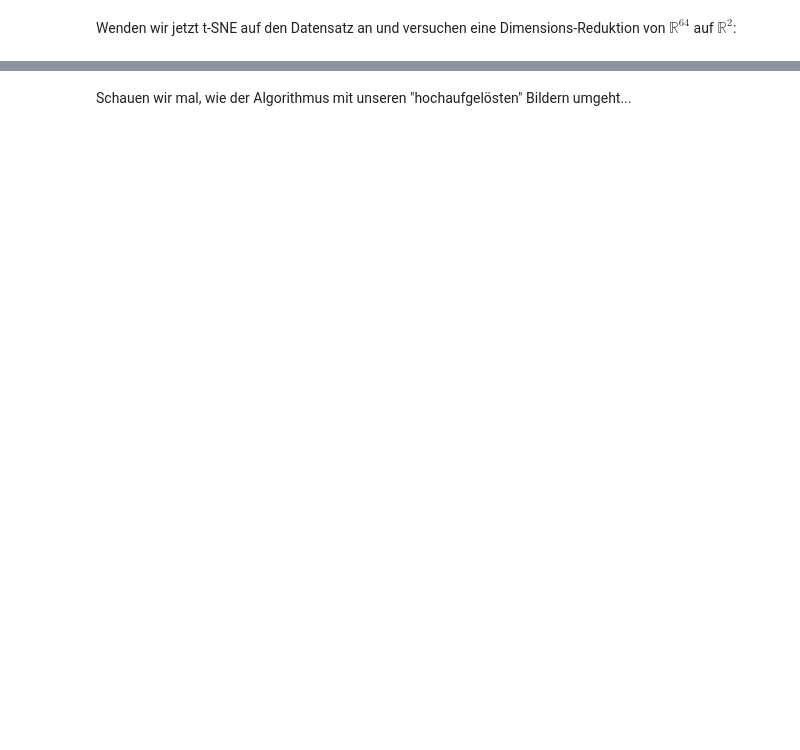
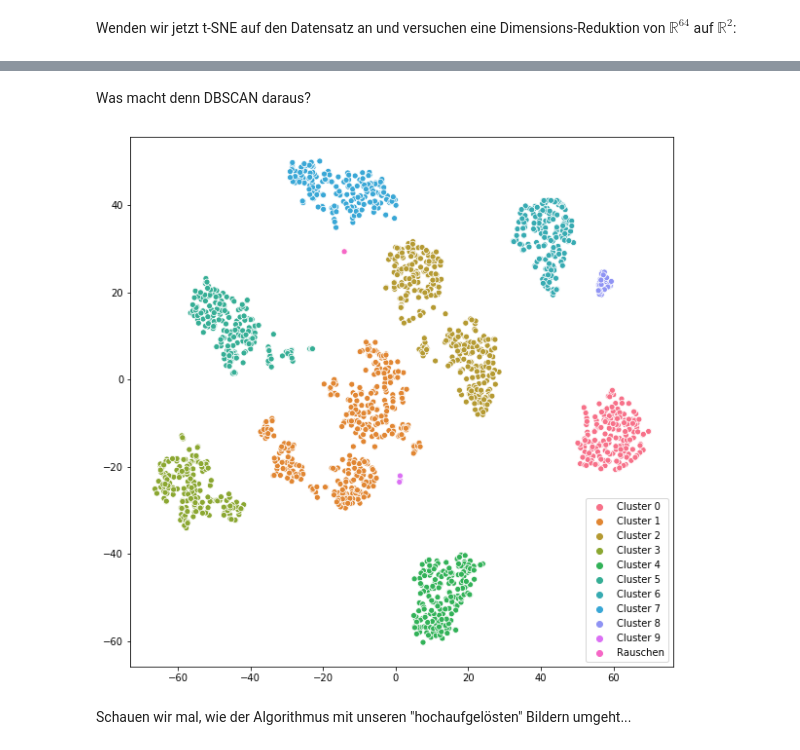
Before and after one commit to h9h/dhbw20-ml, a Jupyter notebook: t-sne.ipynb, the cells around one changed output, grey strips where cells are left out. Drawn from its saved outputs; the diff is of its cells as text; code cells hidden in the pictures; blank space fills up the shorter version.

```diff
--- a/t-sne.ipynb
+++ b/t-sne.ipynb
@@ -63,3 +79,16 @@ scatter(tsne, digits.target);
+# %% [markdown]
+Was macht denn DBSCAN daraus?
+# %%
+from sklearn.cluster import DBSCAN
+
+db = DBSCAN(eps=5, min_samples=4).fit(tsne)
+def plot(data, labels):
+    fig, ax = plt.subplots(1, figsize=(10,10))
+    sns.scatterplot(data[:,0], data[:,1], hue=["Rauschen" if x < 0 else "Cluster {}".format(x) for x in labels], ax=ax);
+
+plot(tsne, db.labels_)
+# %% [output]
+[figure, added]
 # %% [markdown]
 Schauen wir mal, wie der Algorithmus mit unseren "hochaufgelösten" Bildern umgeht...
 # %%
```
Also changed, not shown: parts of 11 cells of this notebook, 6 other files.
